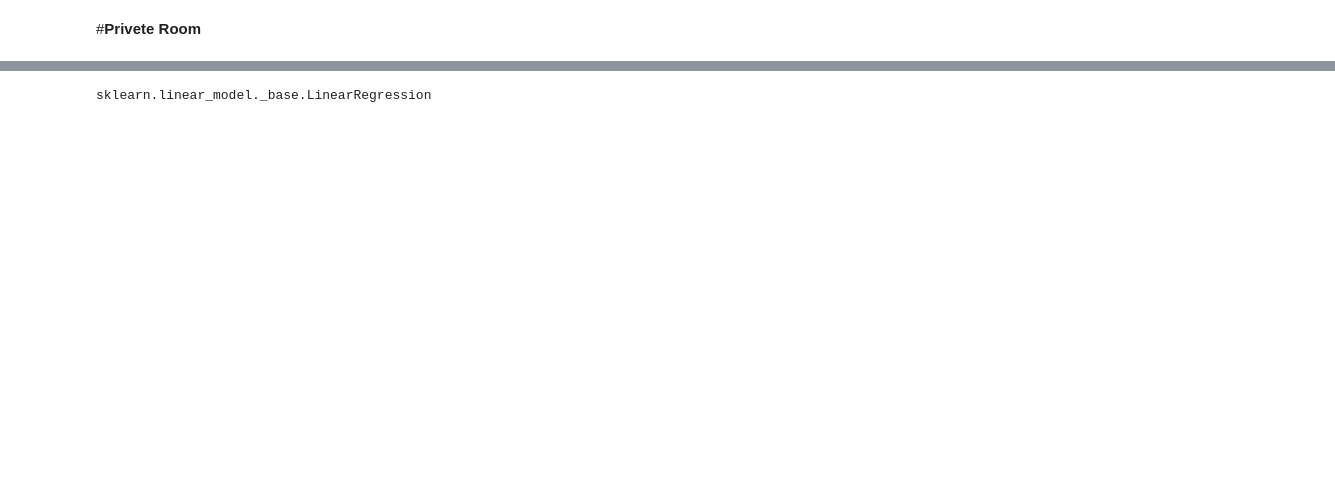
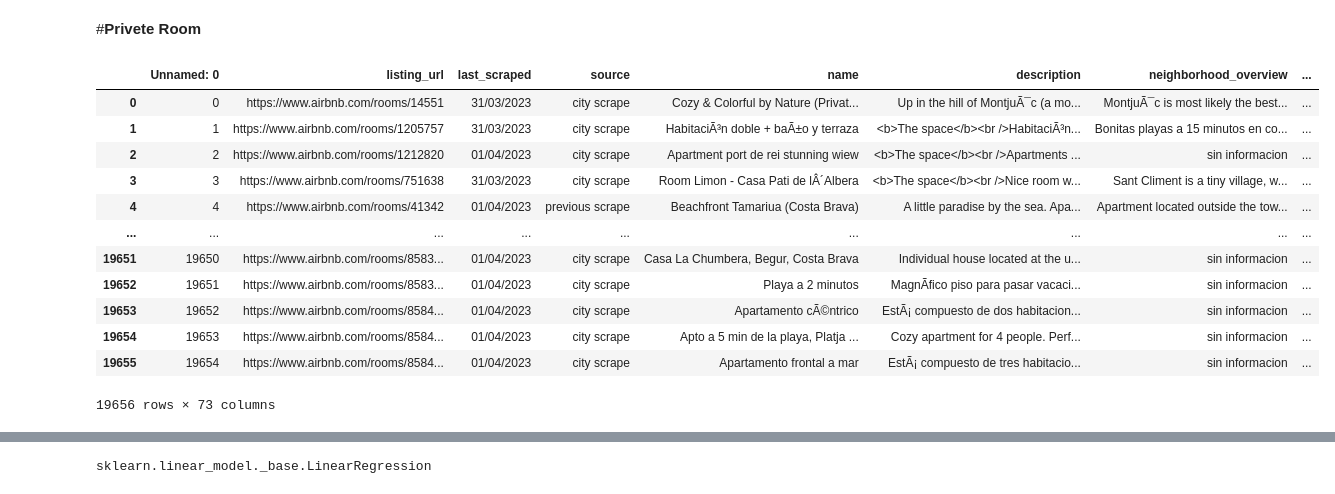
Before and after one commit to 12Nepo/regresion_lineal, a Jupyter notebook: Girona_de_ACT_6_1_California.ipynb, the cells around one changed output, grey strips where cells are left out. Cells and saved outputs as stored; diff of their text form; code cells hidden in the pictures; blank space fills up the shorter version.

```diff
--- a/Girona_de_ACT_6_1_California.ipynb
+++ b/Girona_de_ACT_6_1_California.ipynb
@@ -8,8 +8,22 @@ import numpy as np
 import matplotlib.pyplot as plt
 import seaborn as sns
 # %%
-df= pd.read_csv("Girona.csv")
+df= pd.read_csv("Datos_limpios_ESP.csv")
 df
+# %% [output]
+|  | Unnamed: 0 | listing_url | last_scraped | source | name | description | neighborhood_overview | ... |
+| 0 | 0 | https://www.airbnb.com/rooms/14551 | 31/03/2023 | city scrape | Cozy & Colorful by Nature (Privat... | Up in the hill of MontjuÃ¯c (a mo... | MontjuÃ¯c is most likely the best... | ... |
+| 1 | 1 | https://www.airbnb.com/rooms/1205757 | 31/03/2023 | city scrape | HabitaciÃ³n doble + baÃ±o y terraza | <b>The space</b><br />HabitaciÃ³n... | Bonitas playas a 15 minutos en co... | ... |
+| 2 | 2 | https://www.airbnb.com/rooms/1212820 | 01/04/2023 | city scrape | Apartment port de rei stunning wiew | <b>The space</b><br />Apartments ... | sin informacion | ... |
+| 3 | 3 | https://www.airbnb.com/rooms/751638 | 31/03/2023 | city scrape | Room Limon - Casa Pati de lÂ´Albera | <b>The space</b><br />Nice room w... | Sant Climent is a tiny village, w... | ... |
+| 4 | 4 | https://www.airbnb.com/rooms/41342 | 01/04/2023 | previous scrape | Beachfront Tamariua (Costa Brava) | A little paradise by the sea. Apa... | Apartment located outside the tow... | ... |
+| ... | ... | ... | ... | ... | ... | ... | ... | ... |
+| 19651 | 19650 | https://www.airbnb.com/rooms/8583... | 01/04/2023 | city scrape | Casa La Chumbera, Begur, Costa Brava | Individual house located at the u... | sin informacion | ... |
+| 19652 | 19651 | https://www.airbnb.com/rooms/8583... | 01/04/2023 | city scrape | Playa a 2 minutos | MagnÃ­fico piso para pasar vacaci... | sin informacion | ... |
+| 19653 | 19652 | https://www.airbnb.com/rooms/8584... | 01/04/2023 | city scrape | Apartamento cÃ©ntrico | EstÃ¡ compuesto de dos habitacion... | sin informacion | ... |
+| 19654 | 19653 | https://www.airbnb.com/rooms/8584... | 01/04/2023 | city scrape | Apto a 5 min de la playa, Platja ... | Cozy apartment for 4 people. Perf... | sin informacion | ... |
+| 19655 | 19654 | https://www.airbnb.com/rooms/8584... | 01/04/2023 | city scrape | Apartamento frontal a mar | EstÃ¡ compuesto de tres habitacio... | sin informacion | ... |
+19656 rows × 73 columns
 # %%
 DFF = df[df["room_type"].isin(["Private room"])]
 # %%
```
Also changed, not shown: parts of 71 cells of this notebook.
